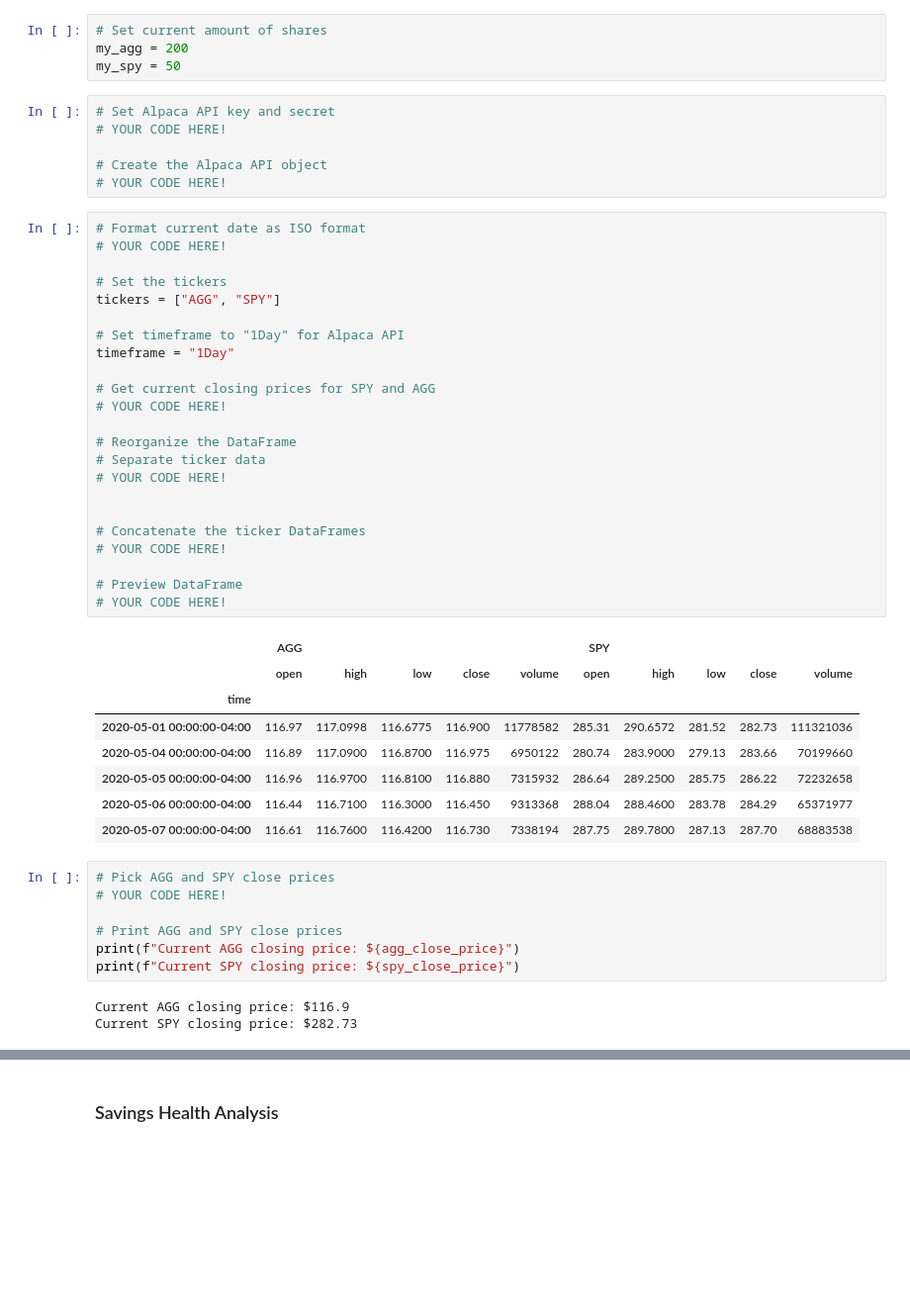
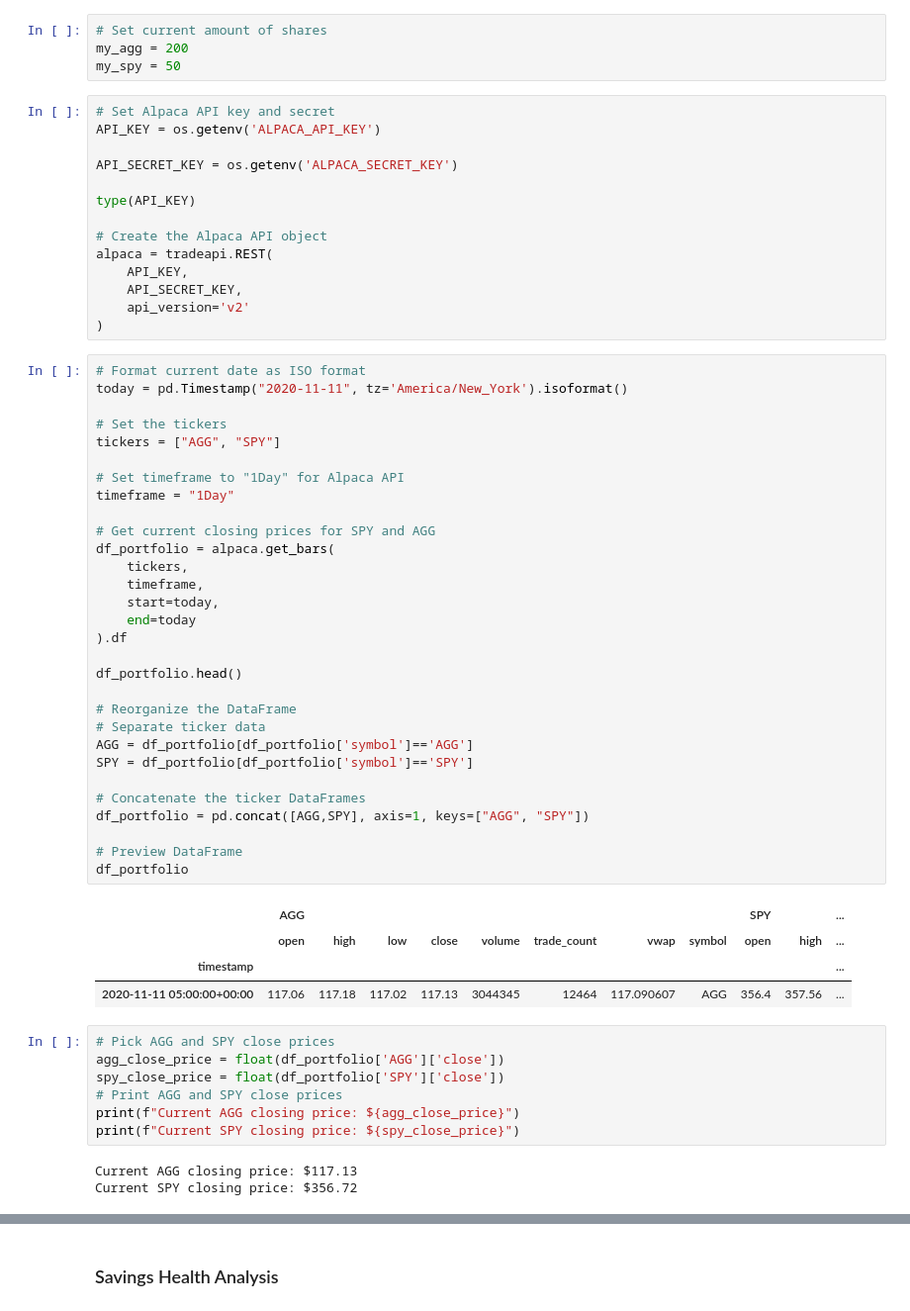
Before and after one commit to scoopcash/Module5, a Jupyter notebook: Instructions/Starter_Code/financial-planner.ipynb, the cells around one changed output, grey strips where cells are left out. Shown at 99% size. Saved outputs shown, nothing was run; the diff lists cells and outputs as text; blank space fills up the shorter version.

```diff
--- a/Instructions/Starter_Code/financial-planner.ipynb
+++ b/Instructions/Starter_Code/financial-planner.ipynb
@@ -66,51 +66,62 @@ my_agg = 200
 my_spy = 50
 # %%
 # Set Alpaca API key and secret
-# YOUR CODE HERE!
+API_KEY = os.getenv('ALPACA_API_KEY')
+
+API_SECRET_KEY = os.getenv('ALPACA_SECRET_KEY')
+
+type(API_KEY)
 
 # Create the Alpaca API object
-# YOUR CODE HERE!
+alpaca = tradeapi.REST(
+    API_KEY,
+    API_SECRET_KEY,
+    api_version='v2'
+)
 # %%
 # Format current date as ISO format
-# YOUR CODE HERE!
+today = pd.Timestamp("2020-11-11", tz='America/New_York').isoformat()
 
 # Set the tickers
 tickers = ["AGG", "SPY"]
 
 # Set timeframe to "1Day" for Alpaca API
 timeframe = "1Day"
 
 # Get current closing prices for SPY and AGG
-# YOUR CODE HERE!
+df_portfolio = alpaca.get_bars(
+    tickers,
+    timeframe,
+    start=today,
+    end=today
+).df
+
+df_portfolio.head()
 
 # Reorganize the DataFrame
 # Separate ticker data
-# YOUR CODE HERE!
-
+AGG = df_portfolio[df_portfolio['symbol']=='AGG']
+SPY = df_portfolio[df_portfolio['symbol']=='SPY']
 
 # Concatenate the ticker DataFrames
-# YOUR CODE HERE!
+df_portfolio = pd.concat([AGG,SPY], axis=1, keys=["AGG", "SPY"])
 
 # Preview DataFrame
-# YOUR CODE HERE!
+df_portfolio
 # %% [output]
-|  | AGG |  |  |  |  | SPY |  |  |  |  |
-|  | open | high | low | close | volume | open | high | low | close | volume |
-| time |  |  |  |  |  |  |  |  |  |  |
-| 2020-05-01 00:00:00-04:00 | 116.97 | 117.0998 | 116.6775 | 116.900 | 11778582 | 285.31 | 290.6572 | 281.52 | 282.73 | 111321036 |
-| 2020-05-04 00:00:00-04:00 | 116.89 | 117.0900 | 116.8700 | 116.975 | 6950122 | 280.74 | 283.9000 | 279.13 | 283.66 | 70199660 |
-| 2020-05-05 00:00:00-04:00 | 116.96 | 116.9700 | 116.8100 | 116.880 | 7315932 | 286.64 | 289.2500 | 285.75 | 286.22 | 72232658 |
-| 2020-05-06 00:00:00-04:00 | 116.44 | 116.7100 | 116.3000 | 116.450 | 9313368 | 288.04 | 288.4600 | 283.78 | 284.29 | 65371977 |
-| 2020-05-07 00:00:00-04:00 | 116.61 | 116.7600 | 116.4200 | 116.730 | 7338194 | 287.75 | 289.7800 | 287.13 | 287.70 | 68883538 |
+|  | AGG |  |  |  |  |  |  |  | SPY |  | ... |
+|  | open | high | low | close | volume | trade_count | vwap | symbol | open | high | ... |
+| timestamp |  |  |  |  |  |  |  |  |  |  | ... |
+| 2020-11-11 05:00:00+00:00 | 117.06 | 117.18 | 117.02 | 117.13 | 3044345 | 12464 | 117.090607 | AGG | 356.4 | 357.56 | ... |
 # %%
 # Pick AGG and SPY close prices
-# YOUR CODE HERE!
-
+agg_close_price = float(df_portfolio['AGG']['close'])
+spy_close_price = float(df_portfolio['SPY']['close'])
 # Print AGG and SPY close prices
 print(f"Current AGG closing price: ${agg_close_price}")
 print(f"Current SPY closing price: ${spy_close_price}")
 # %% [output]
-Current AGG closing price: $116.9
-Current SPY closing price: $282.73
+Current AGG closing price: $117.13
+Current SPY closing price: $356.72
 # %%
 # Compute the current value of shares
```
Also changed, not shown: parts of 7 cells of this notebook.
